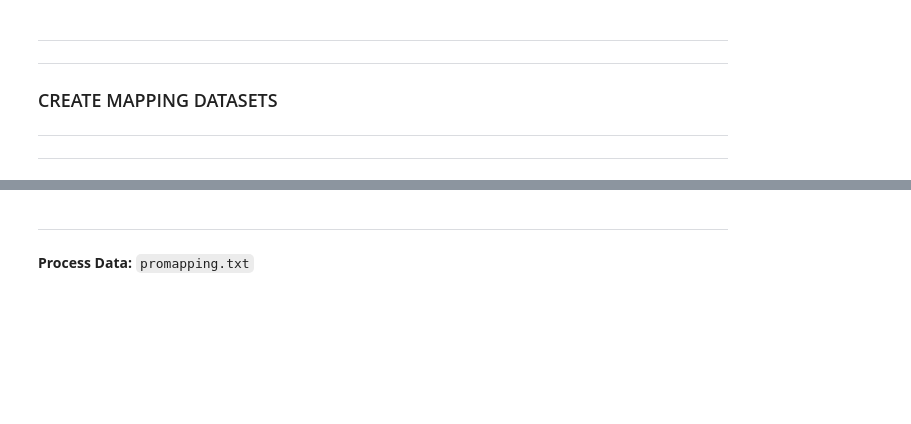
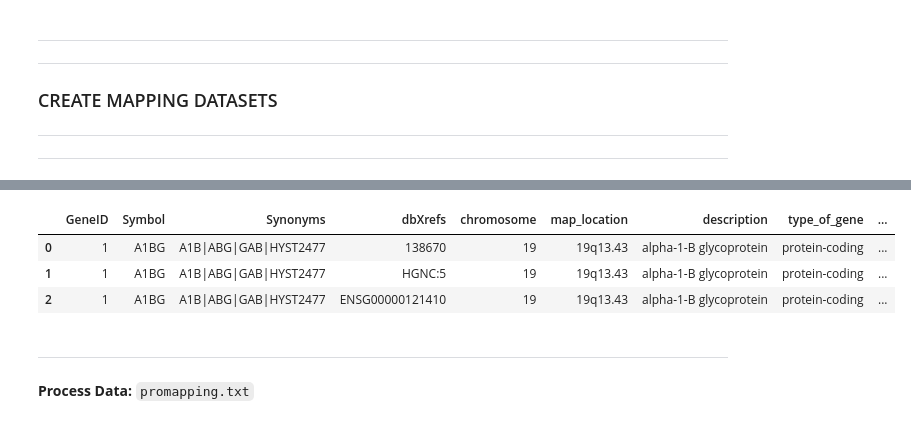
Before and after one commit to callahantiff/PheKnowLator, a Jupyter notebook: Data_Preparation.ipynb, the cells around one changed output, grey strips where cells are left out. Saved outputs shown, nothing was run; the diff lists cells and outputs as text; code cells hidden in the pictures; blank space fills up the shorter version.

```diff
--- a/Data_Preparation.ipynb
+++ b/Data_Preparation.ipynb
@@ -180,14 +314,23 @@ data_downloader(url, unprocessed_data_location)
 # %%
 ncbi_gene = pandas.read_csv(unprocessed_data_location + 'Homo_sapiens.gene_info', header = 0, delimiter = '\t')
 
 # replace "-" with "None"
 ncbi_gene.replace('-','None', inplace=True)
 
 # explode nested data
 explode_df_ncbi_gene = explode(ncbi_gene.copy(), ['dbXrefs'], '|')
 
 # remove identifier type, which appears before ':'
 explode_df_ncbi_gene['dbXrefs'].replace('(^\w*\:)','', inplace=True, regex=True)
 
+# remove unneeded columns
+explode_df_ncbi_gene = explode_df_ncbi_gene[['GeneID', 'Symbol', 'Synonyms', 'dbXrefs', 'chromosome', 'map_location',
+                                             'description', 'type_of_gene', 'Other_designations']]
+
 # preview data
 explode_df_ncbi_gene.head(n=3)
+# %% [output]
+|  | GeneID | Symbol | Synonyms | dbXrefs | chromosome | map_location | description | type_of_gene | ... |
+| 0 | 1 | A1BG | A1B|ABG|GAB|HYST2477 | 138670 | 19 | 19q13.43 | alpha-1-B glycoprotein | protein-coding | ... |
+| 1 | 1 | A1BG | A1B|ABG|GAB|HYST2477 | HGNC:5 | 19 | 19q13.43 | alpha-1-B glycoprotein | protein-coding | ... |
+| 2 | 1 | A1BG | A1B|ABG|GAB|HYST2477 | ENSG00000121410 | 19 | 19q13.43 | alpha-1-B glycoprotein | protein-coding | ... |
```
Also changed, not shown: parts of 109 cells of this notebook, 6 other files.
